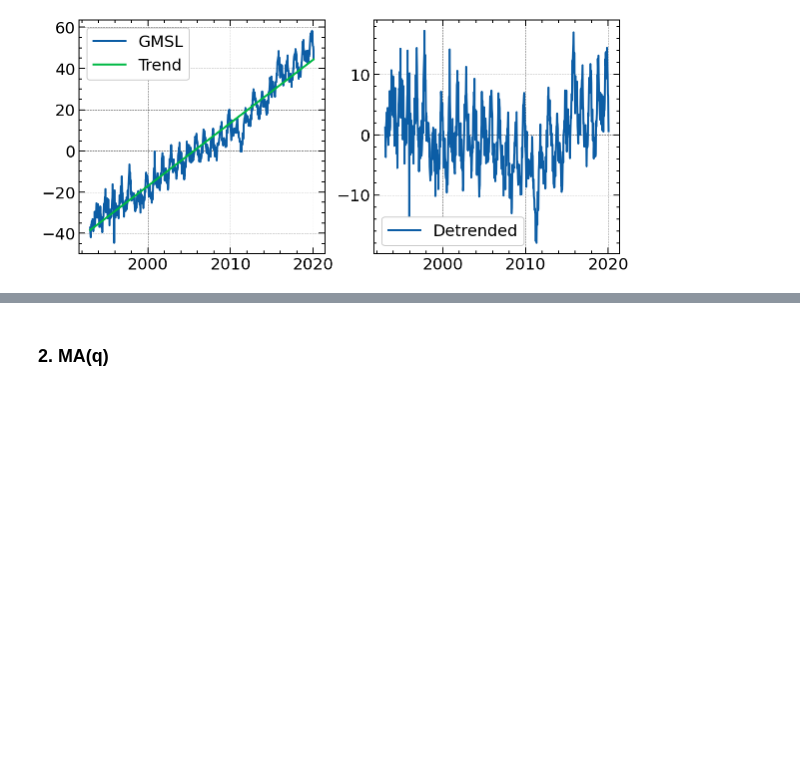
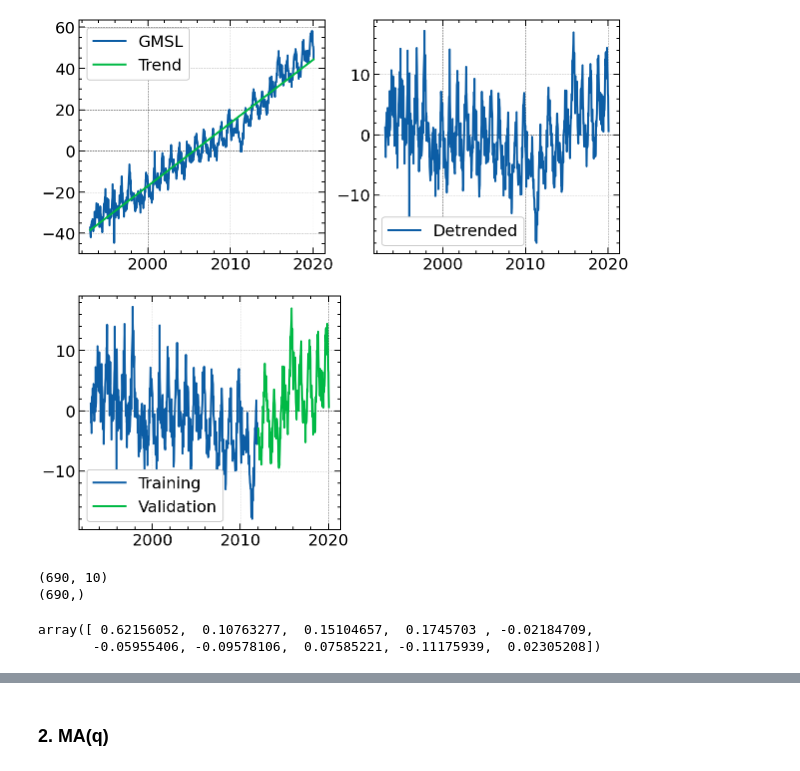
Before and after one commit to Sinbad-The-Sailor/Machine-Learning-Notebooks, a Jupyter notebook: time_series_anaylsis.ipynb, the cells around one changed output, grey strips where cells are left out. Saved outputs shown, nothing was run; the diff lists cells and outputs as text; code cells hidden in the pictures; blank space fills up the shorter version.

Commit message:
Working parameter estimation of AR(p) model.

```diff
--- a/time_series_anaylsis.ipynb
+++ b/time_series_anaylsis.ipynb
@@ -72,3 +72,15 @@ fig.set_size_inches(9.7, 4.3)
 plt.show()
 # %% [output]
 [figure]
+# %%
+df_training = (df["GMSL"]-trend(df.index)).iloc[:700]
+df_validation = (df["GMSL"]-trend(df.index)).iloc[700:]
+# %%
+fig, ax = plt.subplots()
+ax.plot(df.index[:700], df_training)
+ax.plot(df.index[700:], df_validation)
+ax.legend(["Training", "Validation"])
+fig.set_size_inches(4.7, 4.3)
+plt.show()
+# %% [output]
+[figure, added]
@@ -74,0 +108,8 @@ plt.show()
+# %%
+phi = fit_ar_model(data=np.array(df_training), lag=10)
+phi
+# %% [output]
+(690, 10)
+(690,)
+array([ 0.62156052,  0.10763277,  0.15104657,  0.1745703 , -0.02184709,
+       -0.05955406, -0.09578106,  0.07585221, -0.11175939,  0.02305208])
```
Also changed, not shown: parts of 4 cells of this notebook.
